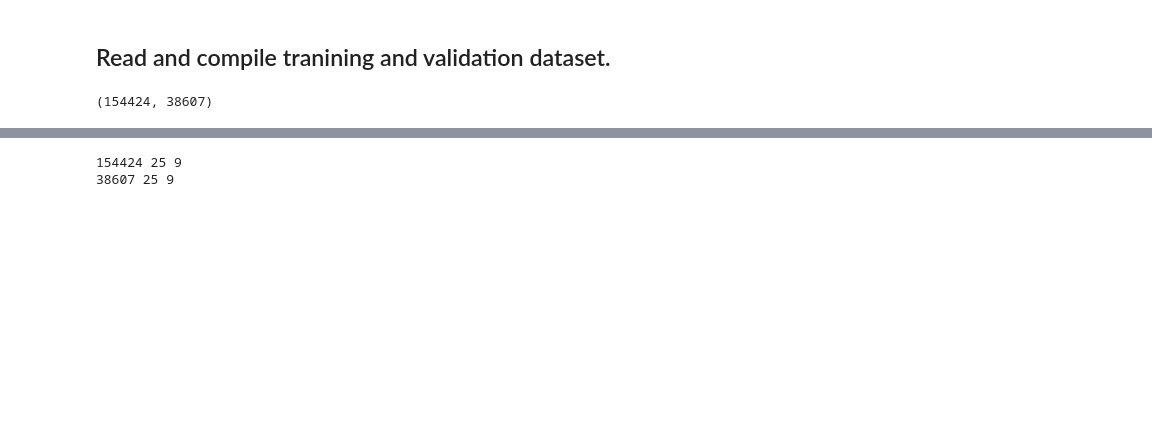
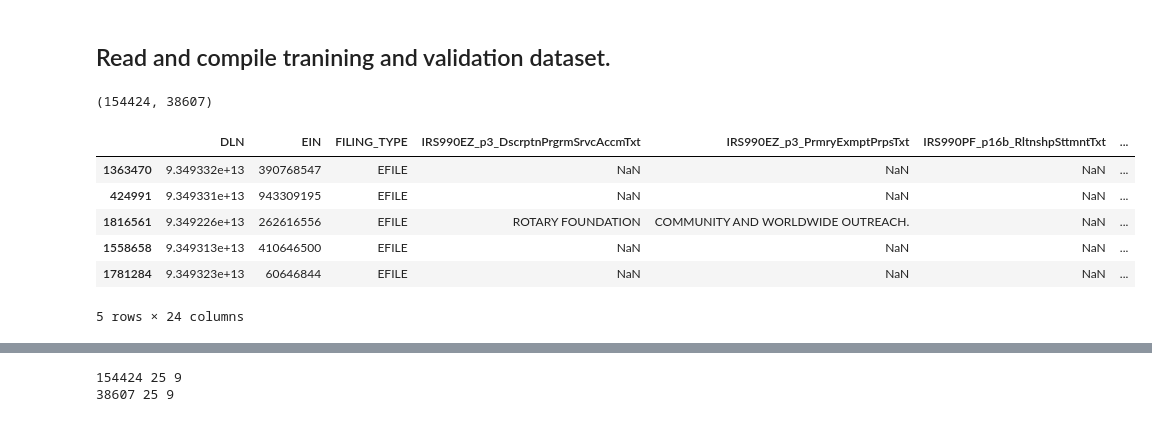
Before and after one commit to ma-ji/npo_classifier, a Jupyter notebook: script/classification_algorithms/NN_broad_cat.ipynb, the cells around one changed output, grey strips where cells are left out. Cells and saved outputs as stored; diff of their text form; code cells hidden in the pictures; blank space fills up the shorter version.

```diff
--- a/script/classification_algorithms/NN_broad_cat.ipynb
+++ b/script/classification_algorithms/NN_broad_cat.ipynb
@@ -98,3 +98,13 @@ for file in file_list:
 len(df_train), len(df_test)
 # %% [output]
 (154424, 38607)
+# %%
+df_train.head()
+# %% [output]
+|  | DLN | EIN | FILING_TYPE | IRS990EZ_p3_DscrptnPrgrmSrvcAccmTxt | IRS990EZ_p3_PrmryExmptPrpsTxt | IRS990PF_p16b_RltnshpSttmntTxt | ... |
+| 1363470 | 9.349332e+13 | 390768547 | EFILE | NaN | NaN | NaN | ... |
+| 424991 | 9.349331e+13 | 943309195 | EFILE | NaN | NaN | NaN | ... |
+| 1816561 | 9.349226e+13 | 262616556 | EFILE | ROTARY FOUNDATION | COMMUNITY AND WORLDWIDE OUTREACH. | NaN | ... |
+| 1558658 | 9.349313e+13 | 410646500 | EFILE | NaN | NaN | NaN | ... |
+| 1781284 | 9.349323e+13 | 60646844 | EFILE | NaN | NaN | NaN | ... |
+5 rows × 24 columns
```
Also changed, not shown: parts of 5 cells of this notebook.
